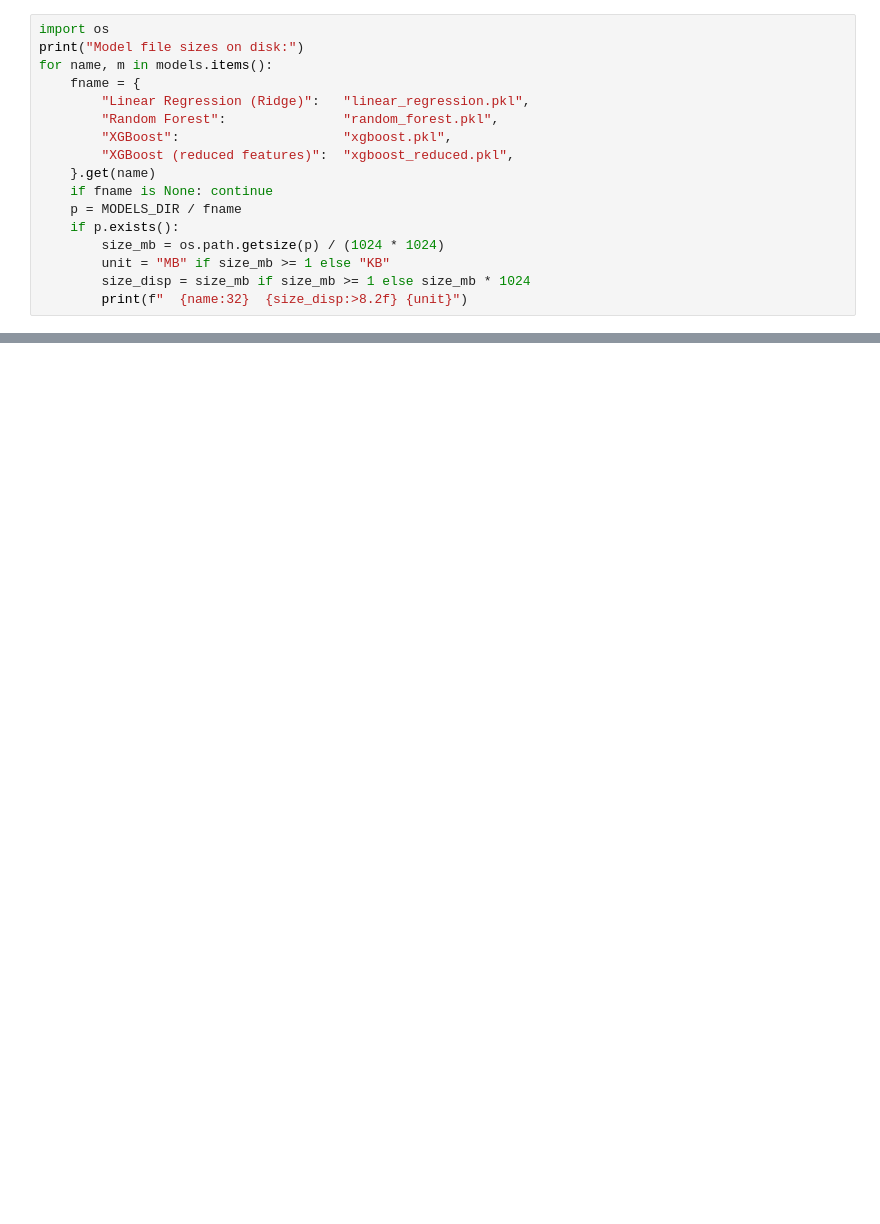
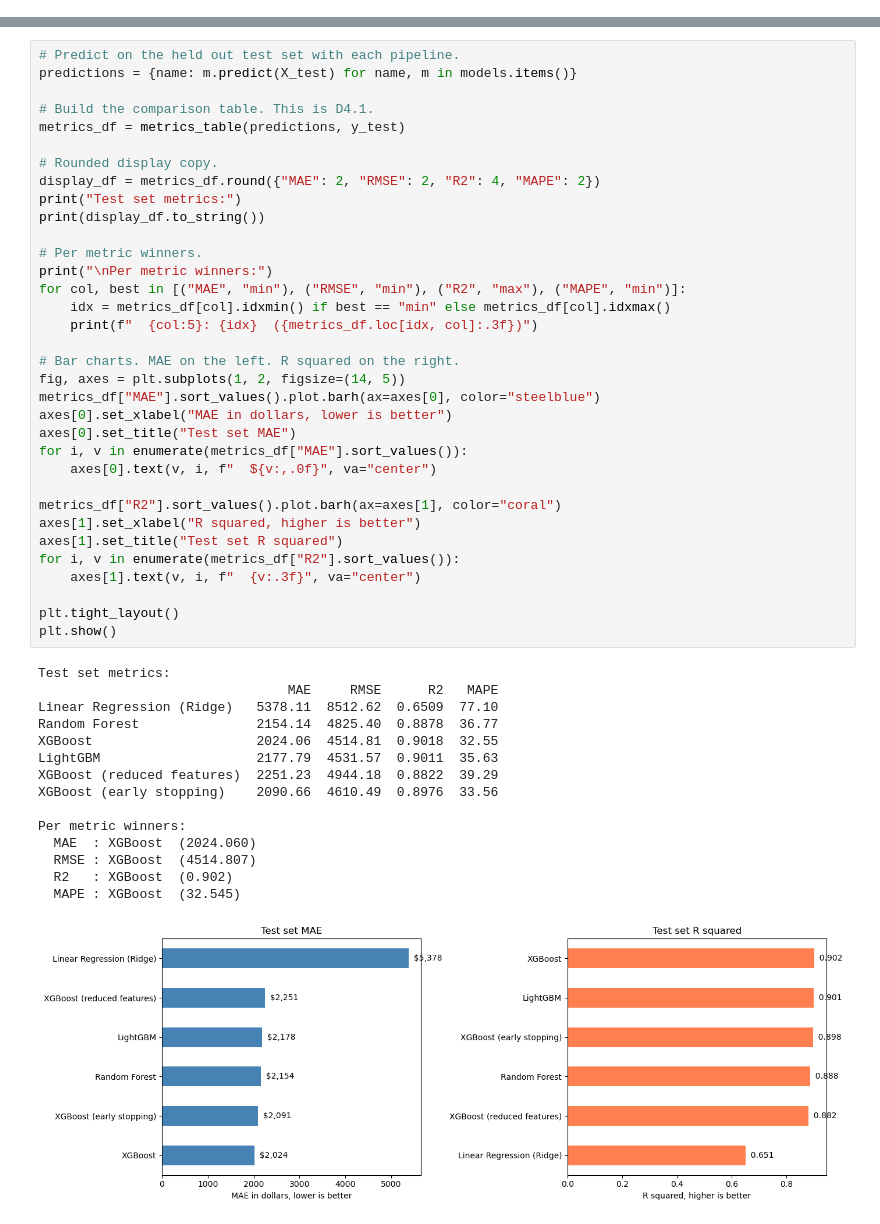
Before and after one commit to AcarBasaran/Predictive-Modeling-of-US-Used-Vehicle-Prices, a Jupyter notebook: notebooks/04_evaluation.ipynb, the cells around one changed output, grey strips where cells are left out. Saved outputs shown, nothing was run; the diff lists cells and outputs as text; blank space fills up the shorter version.

```diff
--- a/notebooks/04_evaluation.ipynb
+++ b/notebooks/04_evaluation.ipynb
@@ -410,17 +0,0 @@ The cell below pulls the actual `.pkl` sizes from disk so the table number isn't
-# %%
-import os
-print("Model file sizes on disk:")
-for name, m in models.items():
-    fname = {
-        "Linear Regression (Ridge)":   "linear_regression.pkl",
-        "Random Forest":               "random_forest.pkl",
-        "XGBoost":                     "xgboost.pkl",
-        "XGBoost (reduced features)":  "xgboost_reduced.pkl",
-    }.get(name)
-    if fname is None: continue
-    p = MODELS_DIR / fname
-    if p.exists():
-        size_mb = os.path.getsize(p) / (1024 * 1024)
-        unit = "MB" if size_mb >= 1 else "KB"
-        size_disp = size_mb if size_mb >= 1 else size_mb * 1024
-        print(f"  {name:32}  {size_disp:>8.2f} {unit}")
@@ -454,0 +80,50 @@ This is the unusual finding worth flagging. With **305K training rows** and **ta
+# %%
+# Predict on the held out test set with each pipeline.
+predictions = {name: m.predict(X_test) for name, m in models.items()}
+
+# Build the comparison table. This is D4.1.
+metrics_df = metrics_table(predictions, y_test)
+
+# Rounded display copy.
+display_df = metrics_df.round({"MAE": 2, "RMSE": 2, "R2": 4, "MAPE": 2})
+print("Test set metrics:")
+print(display_df.to_string())
+
+# Per metric winners.
+print("\nPer metric winners:")
+for col, best in [("MAE", "min"), ("RMSE", "min"), ("R2", "max"), ("MAPE", "min")]:
+    idx = metrics_df[col].idxmin() if best == "min" else metrics_df[col].idxmax()
+    print(f"  {col:5}: {idx}  ({metrics_df.loc[idx, col]:.3f})")
+
+# Bar charts. MAE on the left. R squared on the right.
+fig, axes = plt.subplots(1, 2, figsize=(14, 5))
+metrics_df["MAE"].sort_values().plot.barh(ax=axes[0], color="steelblue")
+axes[0].set_xlabel("MAE in dollars, lower is better")
+axes[0].set_title("Test set MAE")
+for i, v in enumerate(metrics_df["MAE"].sort_values()):
+    axes[0].text(v, i, f"  ${v:,.0f}", va="center")
+
+metrics_df["R2"].sort_values().plot.barh(ax=axes[1], color="coral")
+axes[1].set_xlabel("R squared, higher is better")
+axes[1].set_title("Test set R squared")
+for i, v in enumerate(metrics_df["R2"].sort_values()):
+    axes[1].text(v, i, f"  {v:.3f}", va="center")
+
+plt.tight_layout()
+plt.show()
+# %% [output]
+Test set metrics:
+                                MAE     RMSE      R2   MAPE
+Linear Regression (Ridge)   5378.11  8512.62  0.6509  77.10
+Random Forest               2154.14  4825.40  0.8878  36.77
+XGBoost                     2024.06  4514.81  0.9018  32.55
+LightGBM                    2177.79  4531.57  0.9011  35.63
+XGBoost (reduced features)  2251.23  4944.18  0.8822  39.29
+XGBoost (early stopping)    2090.66  4610.49  0.8976  33.56
+
+Per metric winners:
+  MAE  : XGBoost  (2024.060)
+  RMSE : XGBoost  (4514.807)
+  R2   : XGBoost  (0.902)
+  MAPE : XGBoost  (32.545)
+[figure, added]
```
Also changed, not shown: parts of 36 cells of this notebook, 10 other files.
